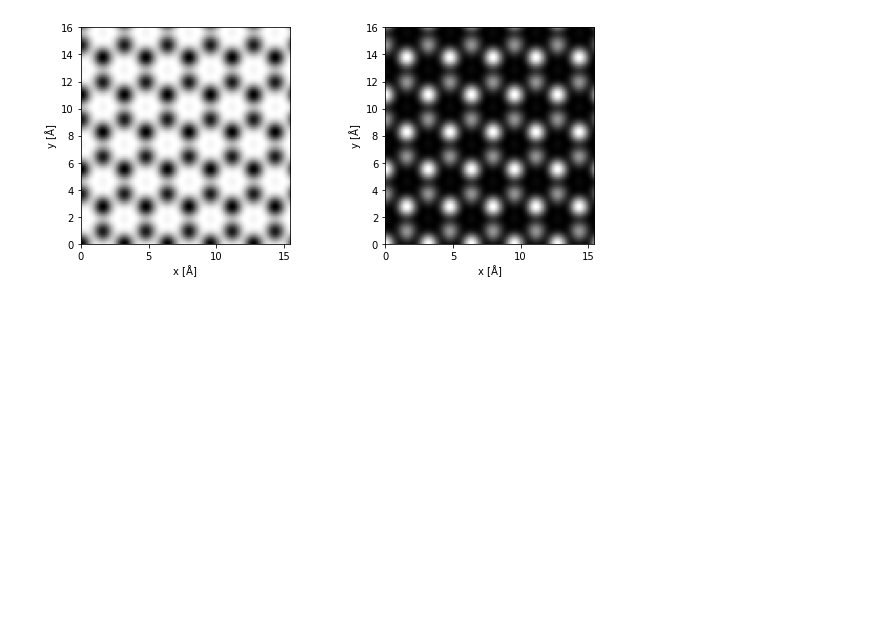
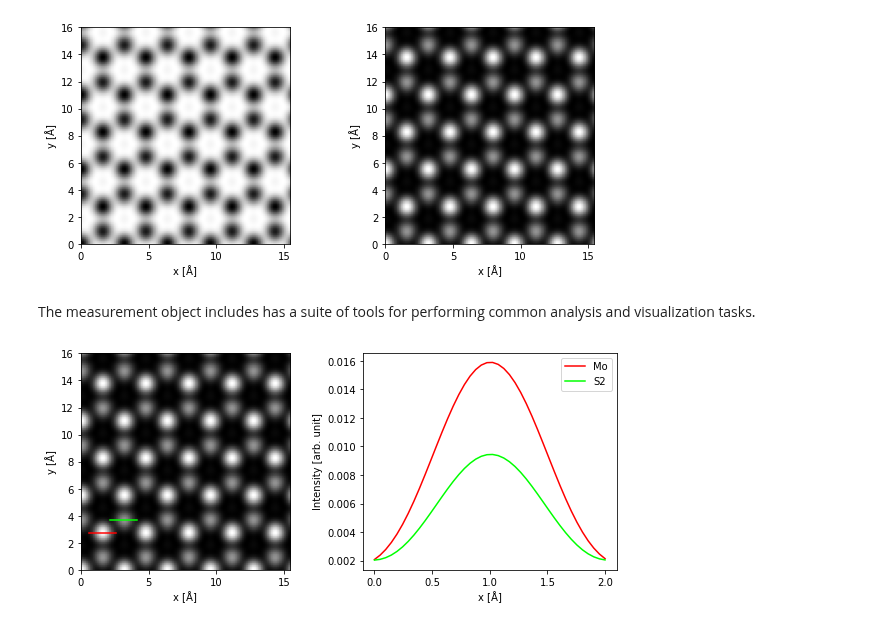
Before and after one commit to abTEM/abTEM, a Jupyter notebook: examples/quickstart/quick_stem.ipynb, the cells around one changed output. Drawn from its saved outputs; the diff is of its cells as text; code cells hidden in the pictures; blank space fills up the shorter version.

```diff
--- a/examples/quickstart/quick_stem.ipynb
+++ b/examples/quickstart/quick_stem.ipynb
@@ -116,10 +116,33 @@ We can get a better view of the simulation output by tiling and interpolation th
 bright_measurement = measurement.integrate(0, 20)
 haadf_measurement = measurement.integrate(50, 150)
 
+interp_bright_measurement = bright_measurement.tile((5,3)).interpolate(.05)
+interp_haadf_measurement = haadf_measurement.tile((5,3)).interpolate(.05)
+
 fig, (ax1, ax2) = plt.subplots(1, 2, figsize=(10,4))
 
-bright_measurement.tile((5,3)).interpolate(.05).show(ax=ax1)
-
-haadf_measurement.tile((5,3)).interpolate(.05).show(ax=ax2);
+interp_bright_measurement.show(ax=ax1)
+interp_haadf_measurement.show(ax=ax2);
 # %% [output]
 [figure]
+# %% [markdown]
+The measurement object includes has a suite of tools for performing common analysis and visualization tasks.
+# %%
+line1 = interp_haadf_measurement.interpolate_line(atoms[3], margin=1.)
+line2 = interp_haadf_measurement.interpolate_line(atoms[16], margin=1.)
+
+fig, (ax1, ax2) = plt.subplots(1, 2, figsize=(10, 4))
+
+interp_haadf_measurement.show(ax=ax1)
+
+line1.add_to_mpl_plot(ax1, color='r')
+line2.add_to_mpl_plot(ax1, color='lime')
+
+line1.show(ax=ax2, color='r', label='Mo')
+line2.show(ax=ax2, color='lime', label='S2')
+
+ax2.set_ylabel('Intensity [arb. unit]')
+
+ax2.legend();
+# %% [output]
+[figure, added]
```
Also changed, not shown: parts of 2 cells of this notebook, 19 other files.
